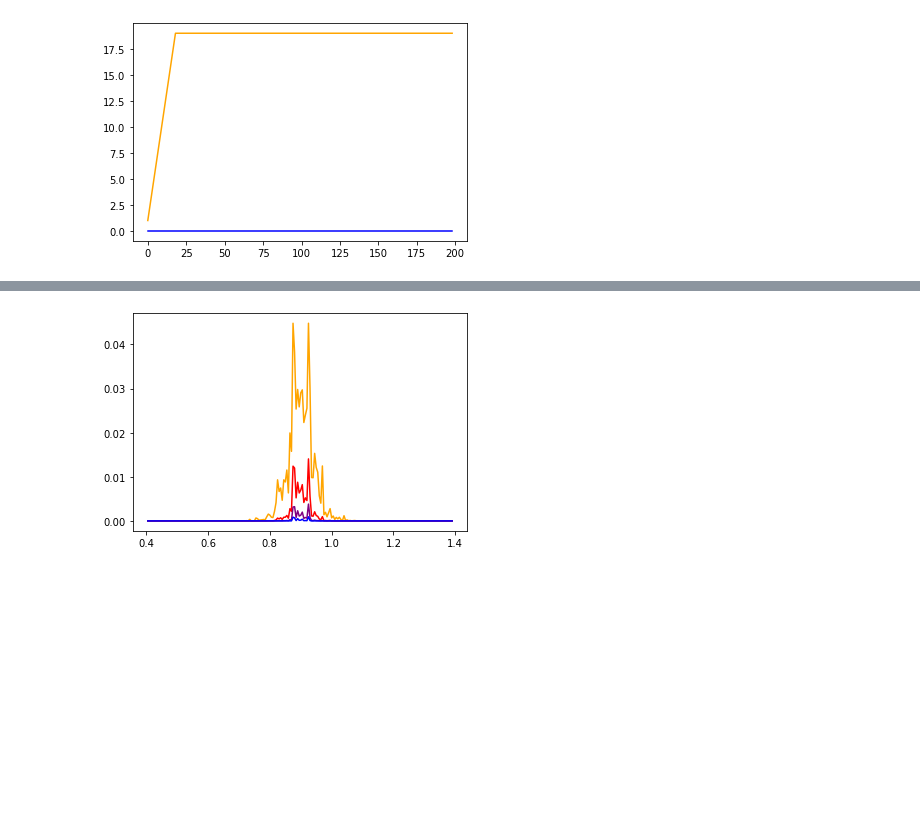
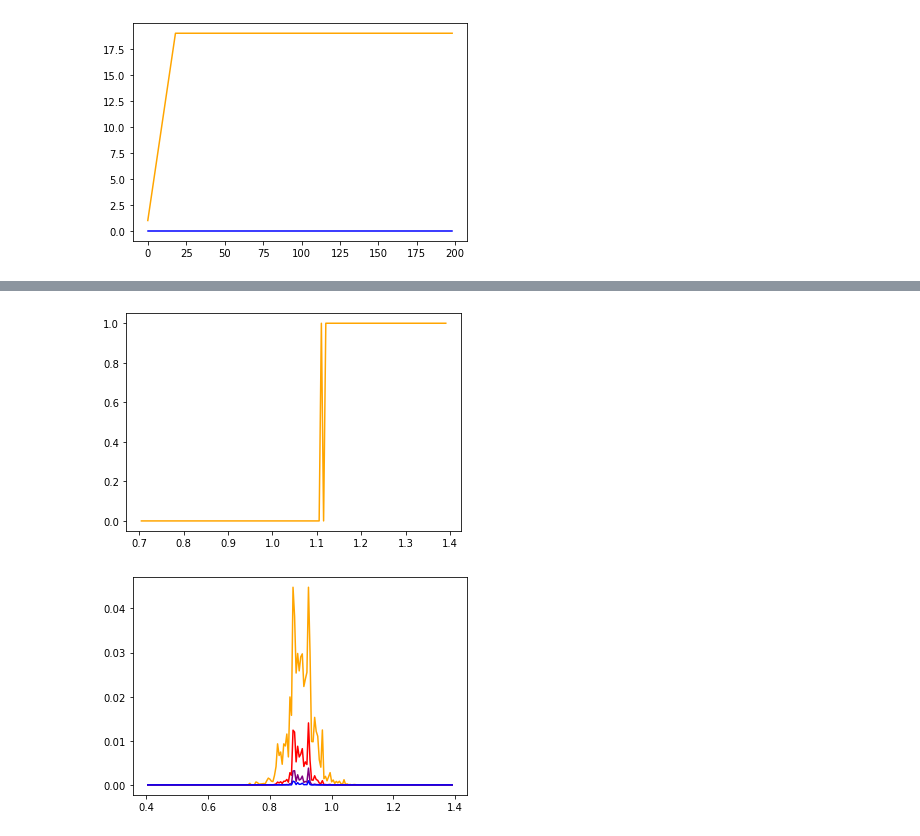
Before and after one commit to spertus/UI-TS, a Jupyter notebook: Code/stratMartExample.ipynb, the cells around one changed output, grey strips where cells are left out. Cells and saved outputs as stored; diff of their text form; code cells hidden in the pictures; blank space fills up the shorter version.

```diff
--- a/Code/stratMartExample.ipynb
+++ b/Code/stratMartExample.ipynb
@@ -113,3 +152,13 @@ for i in [0,len(stratum_gaps)-1]:
+# %%
+#for particular time(s), plot the stratum selections as a function of the null mean
+times = [50]
+colors = ['orange', 'red', 'purple', 'blue']
+null_means = results_ms[0][4]
+for t in np.arange(len(times)):
+    plt.plot(null_means, results_ms[2][5][times[t],:], color = colors[t])
+plt.show()
+# %% [output]
+[figure, added]
 # %%
 #plot P-values at various sample times as a function of null mean in stratum 1 and the stratum gap...
 for i in [0,len(stratum_gaps)-1]:
```
Also changed, not shown: parts of 24 cells of this notebook, 1 other file.
